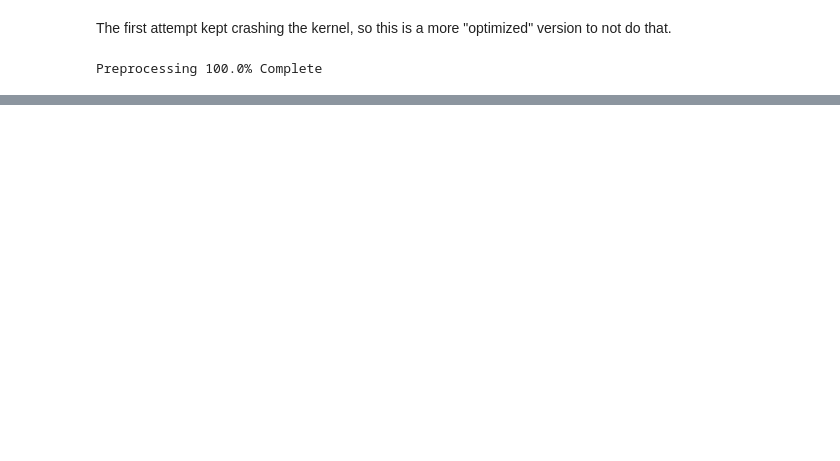
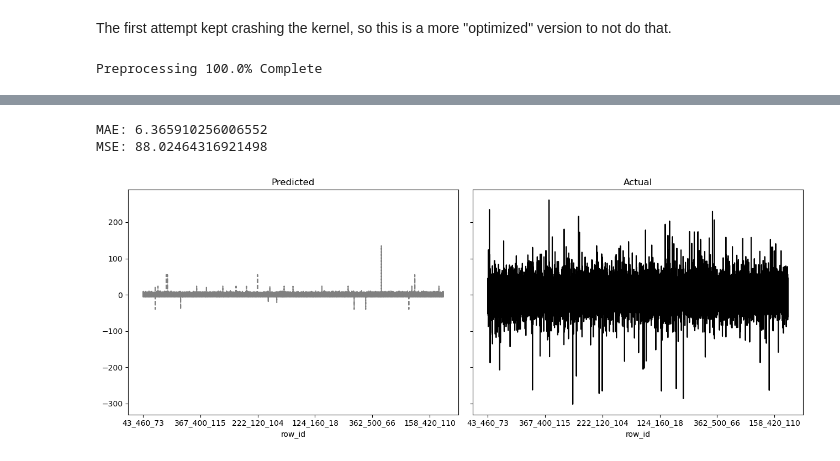
Before and after one commit to whitgroves/optiver-trading-at-the-close, a Jupyter notebook: optiver-trading-at-the-close/v2.ipynb, the cells around one changed output, grey strips where cells are left out. Cells and saved outputs as stored; diff of their text form; code cells hidden in the pictures; blank space fills up the shorter version.

```diff
--- a/optiver-trading-at-the-close/v2.ipynb
+++ b/optiver-trading-at-the-close/v2.ipynb
@@ -85,0 +104,15 @@ data
+# %%
+# Decision Tree Regression
+model = DecisionTreeRegressor(max_leaf_nodes=50, random_state=25)
+model.fit(X_train, y_train)
+y_pred = pd.Series(model.predict(X_test), index=X_test.index)
+mae = mean_absolute_error(y_test, y_pred)
+mse = mean_squared_error(y_test, y_pred)
+print(f'MAE: {mae}\nMSE: {mse}')
+_, axs = plt.subplots(1, 2, sharey=True)
+ax = y_pred.plot(ax=axs[0], title='Predicted', color='gray')
+ax = y_test.plot(ax=axs[1], title='Actual', color='black')
+# %% [output]
+MAE: 6.365910256006552
+MSE: 88.02464316921498
+[figure, added]
```
Also changed, not shown: parts of 12 cells of this notebook.
